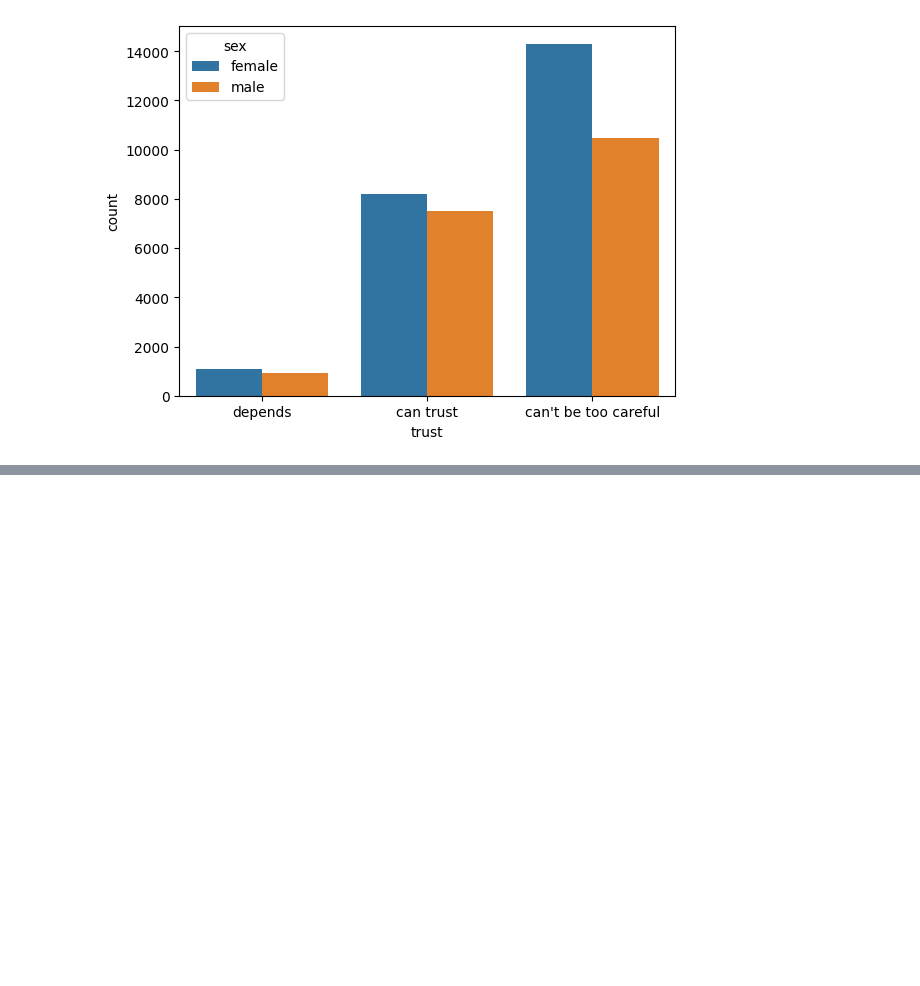
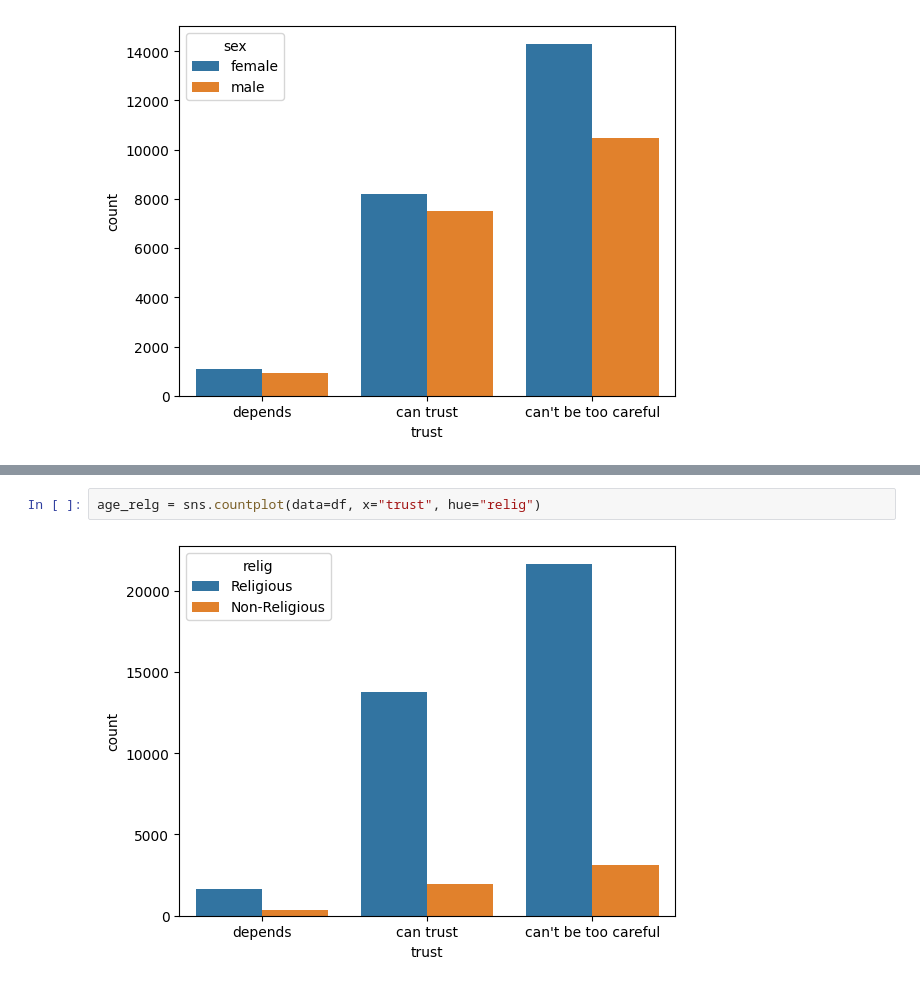
Before and after one commit to nladocsi/lab_eda, a Jupyter notebook: lab_notebook.ipynb, the cells around one changed output, grey strips where cells are left out. Cells and saved outputs as stored; diff of their text form; blank space fills up the shorter version.

```diff
--- a/lab_notebook.ipynb
+++ b/lab_notebook.ipynb
@@ -219,0 +229,4 @@ sns.countplot(data=df, x="trust", hue="sex")
+# %%
+age_relg = sns.countplot(data=df, x="trust", hue="relig")
+# %% [output]
+[figure, added]
```
Also changed, not shown: parts of 7 cells of this notebook.
